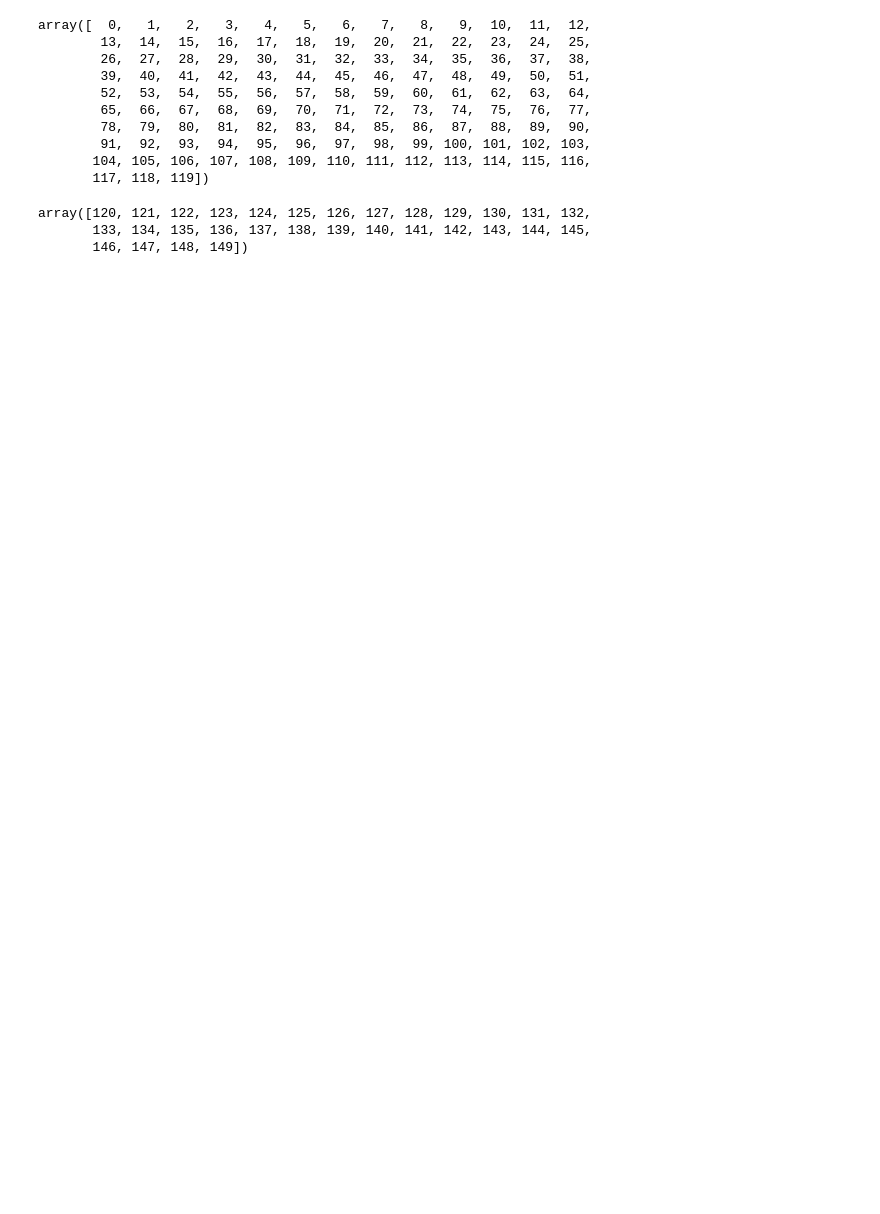
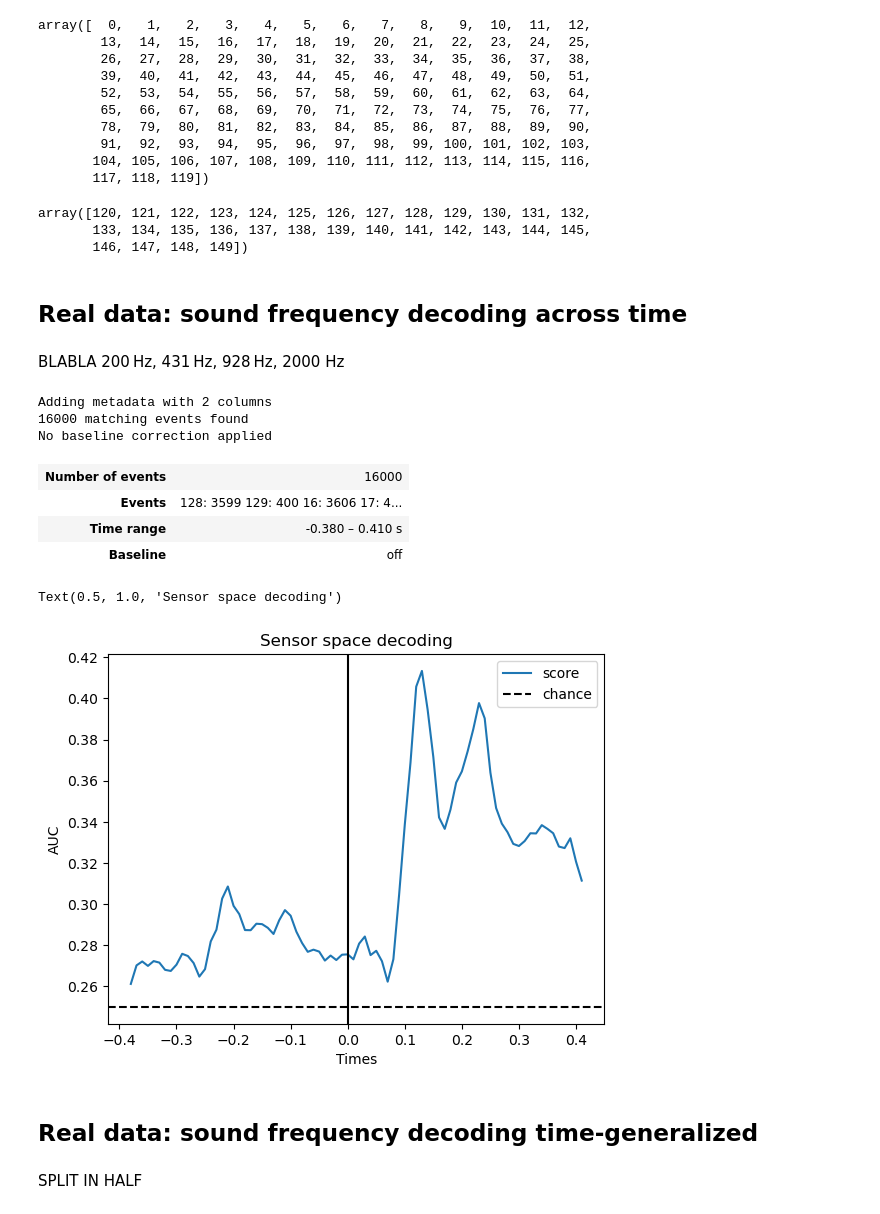
Before and after one commit to nathanweisz/methcogneurocode, a Jupyter notebook: Lecture3.ipynb, the cells around one changed output. Saved outputs shown, nothing was run; the diff lists cells and outputs as text; code cells hidden in the pictures; blank space fills up the shorter version.

Commit message:
Continued Lecture 3

```diff
--- a/Lecture3.ipynb
+++ b/Lecture3.ipynb
@@ -110,3 +108,76 @@ test_index
 array([120, 121, 122, 123, 124, 125, 126, 127, 128, 129, 130, 131, 132,
        133, 134, 135, 136, 137, 138, 139, 140, 141, 142, 143, 144, 145,
        146, 147, 148, 149])
+# %% [markdown]
+## Real data: sound frequency decoding across time
+# %% [markdown]
+BLABLA
+200 Hz, 431 Hz, 928 Hz, 2000 Hz
+# %%
+import mne
+import numpy as np
+
+info = mne.io.read_info("sample-info.fif", verbose = True)
+info = mne.Info(info, sfreq=100)
+
+datapath = "/Users/b1019548/Library/CloudStorage/OneDrive-UniversitätSalzburg/Teaching/Master_VO_MethodsCogNeuro/Lecture1_ERP/data/data_sub3_preproc_gp.mat"
+epochs = mne.read_epochs_fieldtrip(datapath, info)
+# %% [output]
+Adding metadata with 2 columns
+16000 matching events found
+No baseline correction applied
+# %%
+epochs
+# %% [output]
+| Number of events | 16000 |
+| Events | 128: 3599 129: 400 16: 3606 17: 4... |
+| Time range | -0.380 – 0.410 s |
+| Baseline | off |
+# %%
+epochs.event_id = {
+                    "200Hz/Tone": 16,
+                    "200Hz/Omission": 17,
+                    "431Hz/Tone": 32,
+                    "431/Omission": 33,
+                    "928Hz/Tone": 64,
+                    "928Hz/Omission": 65,
+                    "2000Hz/Tone": 128,
+                    "2000/Omission": 129,
+                }
+# %%
+from mne.decoding import SlidingEstimator, cross_val_multiscore
+from sklearn.preprocessing import StandardScaler
+from sklearn.discriminant_analysis import LinearDiscriminantAnalysis
+from sklearn.pipeline import make_pipeline
+#from sklearn.linear_model import LogisticRegression
+
+clf = make_pipeline(StandardScaler(), LinearDiscriminantAnalysis())
+
+time_decod = SlidingEstimator(clf, n_jobs=None, scoring="balanced_accuracy", verbose=True)
+
+# here we use cv=5 just for speed
+scores = cross_val_multiscore(time_decod, epochs["Tone"].get_data(),
+                              epochs["Tone"].events[:,2],
+                              cv=5, n_jobs=None)
+
+# Mean scores across cross-validation splits
+scores = np.mean(scores, axis=0)
+# %%
+import matplotlib.pyplot as plt
+
+# Plot
+fig, ax = plt.subplots()
+ax.plot(epochs.times, scores, label="score")
+ax.axhline(0.25, color="k", linestyle="--", label="chance")
+ax.set_xlabel("Times")
+ax.set_ylabel("AUC")  # Area Under the Curve
+ax.legend()
+ax.axvline(0.0, color="k", linestyle="-")
+ax.set_title("Sensor space decoding")
+# %% [output]
+Text(0.5, 1.0, 'Sensor space decoding')
+[figure, added]
+# %% [markdown]
+## Real data: sound frequency decoding time-generalized
+# %% [markdown]
+SPLIT IN HALF
```
Also changed, not shown: parts of 3 cells of this notebook.
